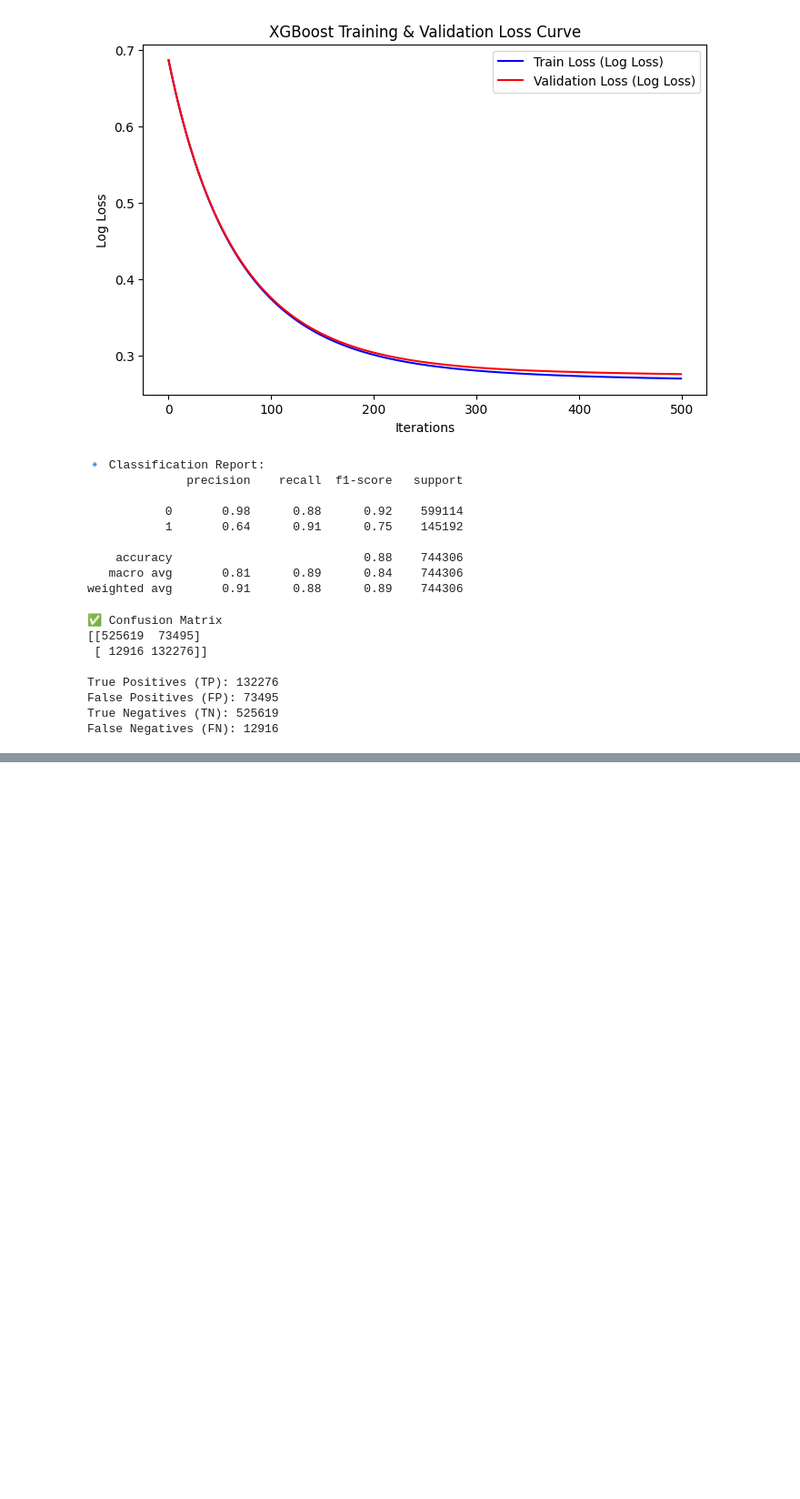
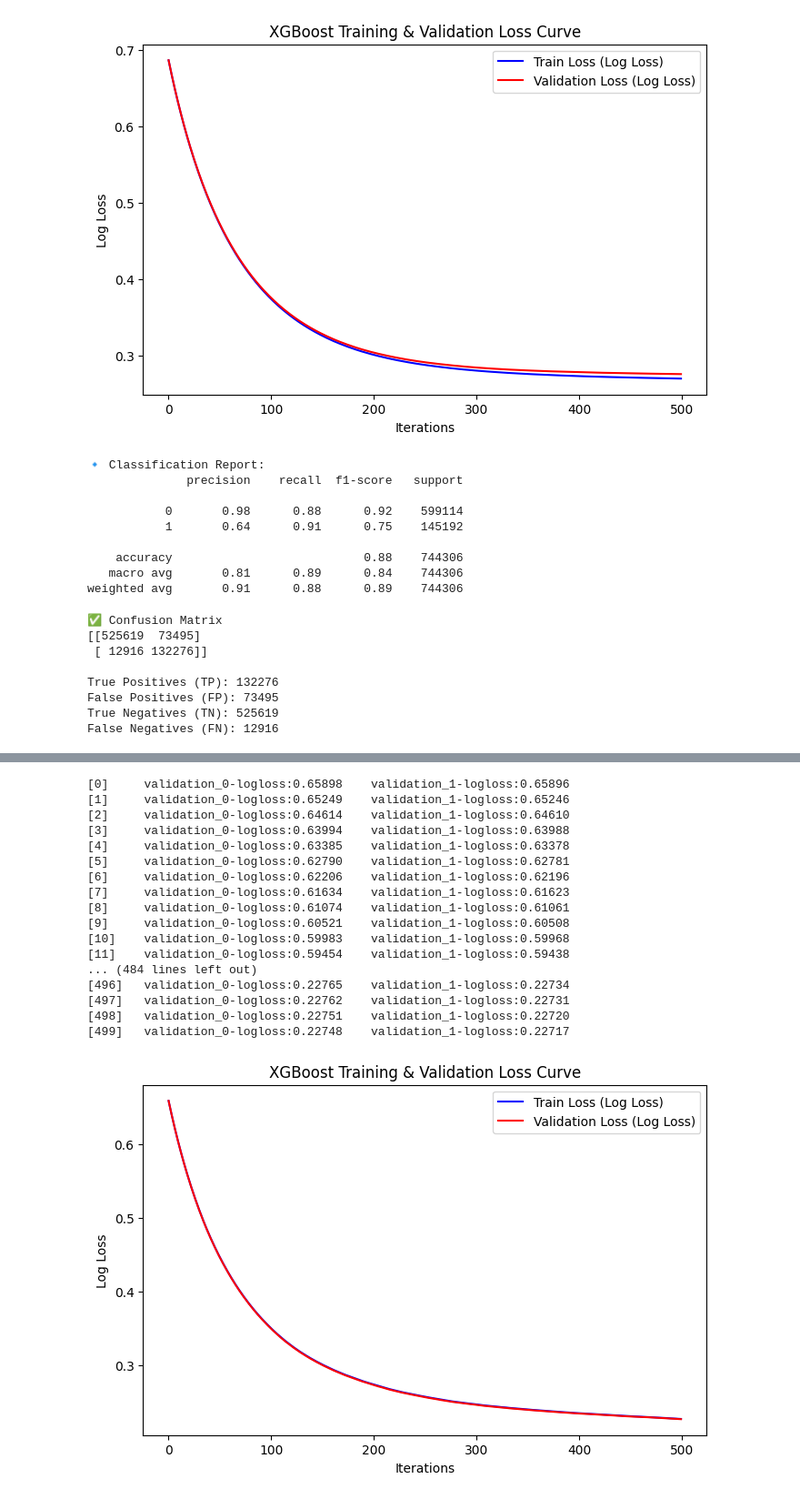
Before and after one commit to Seungminin/Data_Analysis_lending-club, a Jupyter notebook: CTGAN/Modeling_eval.ipynb, the cells around one changed output, grey strips where cells are left out. Shown at 91% size. Drawn from its saved outputs; the diff is of its cells as text; code cells hidden in the pictures; blank space fills up the shorter version.

Commit message:
CTGAN modeling

```diff
--- a/CTGAN/Modeling_eval.ipynb
+++ b/CTGAN/Modeling_eval.ipynb
@@ -488,0 +620,78 @@ False Negatives (FN): 12916
+# %%
+import numpy as np
+import matplotlib.pyplot as plt
+import seaborn as sns
+from xgboost import XGBClassifier
+
+#pos, neg = y_test.value_counts()  # ✅ `.values`로 NumPy 배열 변환
+#scale_pos_weight = neg / pos  # 클래스 비율 계산
+
+# 1️⃣ XGBoost 모델 정의
+model = XGBClassifier(
+    #scale_pos_weight=scale_pos_weight,
+    n_estimators=500,
+    learning_rate=0.01,
+    objective='binary:logistic',
+    eval_metric="logloss",
+    random_state=42,
+    verbose = True
+)
+# %%
+model.fit(
+    X_train, y_train,
+    eval_set=[(X_train, y_train), (X_val, y_val)],  # Train & Validation Loss 저장
+    verbose=True
+)
+
+# 3️⃣ 학습 과정에서 저장된 Train & Validation Loss 가져오기
+evals_result = model.evals_result()  # 🔹 변경된 코드 (학습 후 결과 확인)
+train_loss = evals_result['validation_0']['logloss']  # Training Loss
+val_loss = evals_result['validation_1']['logloss']    # Validation Loss
+
+# 4️⃣ Train & Validation Loss 시각화
+plt.figure(figsize=(8, 5))
+plt.plot(train_loss, label='Train Loss (Log Loss)', color='blue')
+plt.plot(val_loss, label='Validation Loss (Log Loss)', color='red')
+plt.xlabel('Iterations')
+plt.ylabel('Log Loss')
+plt.title('XGBoost Training & Validation Loss Curve')
+plt.legend()
+plt.show()
+
+# 5️⃣ 예측 및 평가
+#y_pred = model.predict(X_test)
+y_prob = model.predict_proba(X_test)[:, 1]  # ROC Curve & PRC에 필요
+
+threshold = 0.5
+y_pred = (y_prob >= threshold).astype(int)
+
+# 🔹 Classification Report 출력
+print("🔹 Classification Report:")
+print(classification_report(y_test, y_pred))
+
+# 6️⃣ ROC Curve & AUC-ROC 계산
+fpr, tpr, _ = roc_curve(y_test, y_prob)
+auc_roc = auc(fpr, tpr)
+
+# 7️⃣ Precision-Recall Curve & AU-PRC 계산
+precision, recall, _ = precision_recall_curve(y_test, y_prob)
+auc_prc = auc(recall, precision)
+# %% [output]
+[0]     validation_0-logloss:0.65898    validation_1-logloss:0.65896
+[1]     validation_0-logloss:0.65249    validation_1-logloss:0.65246
+[2]     validation_0-logloss:0.64614    validation_1-logloss:0.64610
+[3]     validation_0-logloss:0.63994    validation_1-logloss:0.63988
+[4]     validation_0-logloss:0.63385    validation_1-logloss:0.63378
+[5]     validation_0-logloss:0.62790    validation_1-logloss:0.62781
+[6]     validation_0-logloss:0.62206    validation_1-logloss:0.62196
+[7]     validation_0-logloss:0.61634    validation_1-logloss:0.61623
+[8]     validation_0-logloss:0.61074    validation_1-logloss:0.61061
+[9]     validation_0-logloss:0.60521    validation_1-logloss:0.60508
+[10]    validation_0-logloss:0.59983    validation_1-logloss:0.59968
+[11]    validation_0-logloss:0.59454    validation_1-logloss:0.59438
+... (484 lines left out)
+[496]   validation_0-logloss:0.22765    validation_1-logloss:0.22734
+[497]   validation_0-logloss:0.22762    validation_1-logloss:0.22731
+[498]   validation_0-logloss:0.22751    validation_1-logloss:0.22720
+[499]   validation_0-logloss:0.22748    validation_1-logloss:0.22717
+[figure, added]
```
Also changed, not shown: parts of 34 cells of this notebook.
